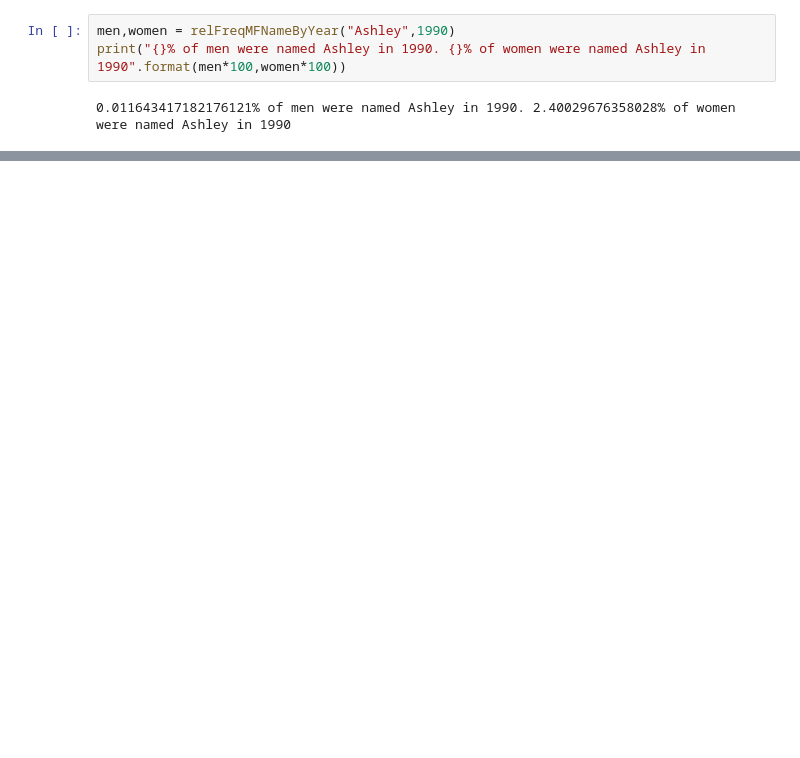
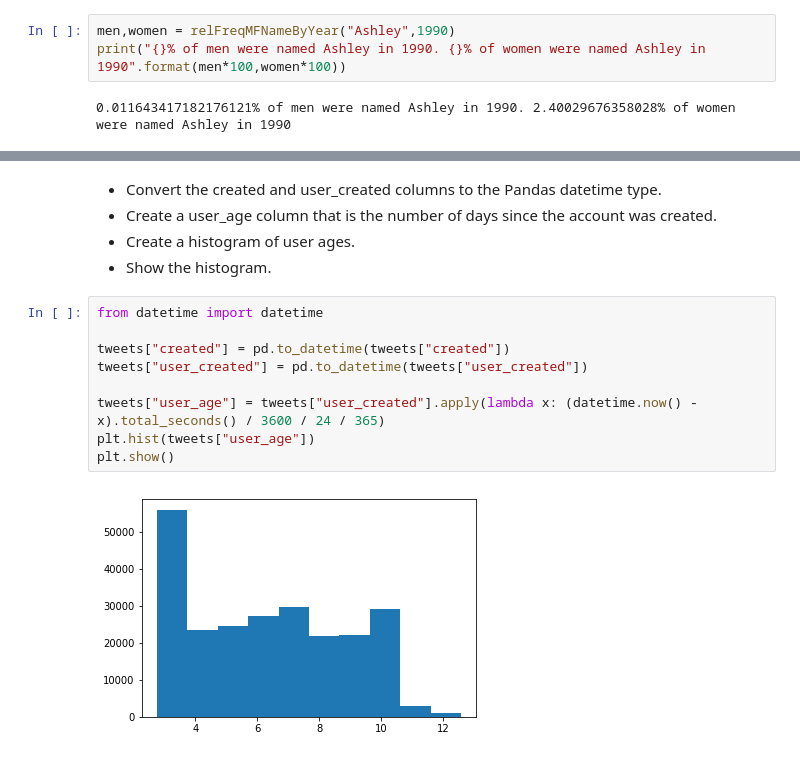
Before and after one commit to JavierPalomares90/Data_Mining_Hw1, a Jupyter notebook: Hw1b.ipynb, the cells around one changed output, grey strips where cells are left out. Saved outputs shown, nothing was run; the diff lists cells and outputs as text; blank space fills up the shorter version.

```diff
--- a/Hw1b.ipynb
+++ b/Hw1b.ipynb
@@ -301,0 +373,16 @@ print("{}% of men were named Ashley in 1990. {}% of women were named Ashley in 1
+# %% [markdown]
+* Convert the created and user_created columns to the Pandas datetime type.
+* Create a user_age column that is the number of days since the account was created.
+* Create a histogram of user ages.
+* Show the histogram.
+# %%
+from datetime import datetime
+
+tweets["created"] = pd.to_datetime(tweets["created"])
+tweets["user_created"] = pd.to_datetime(tweets["user_created"])
+
+tweets["user_age"] = tweets["user_created"].apply(lambda x: (datetime.now() - x).total_seconds() / 3600 / 24 / 365)
+plt.hist(tweets["user_age"])
+plt.show()
+# %% [output]
+[figure, added]
```
Also changed, not shown: parts of 13 cells of this notebook.
